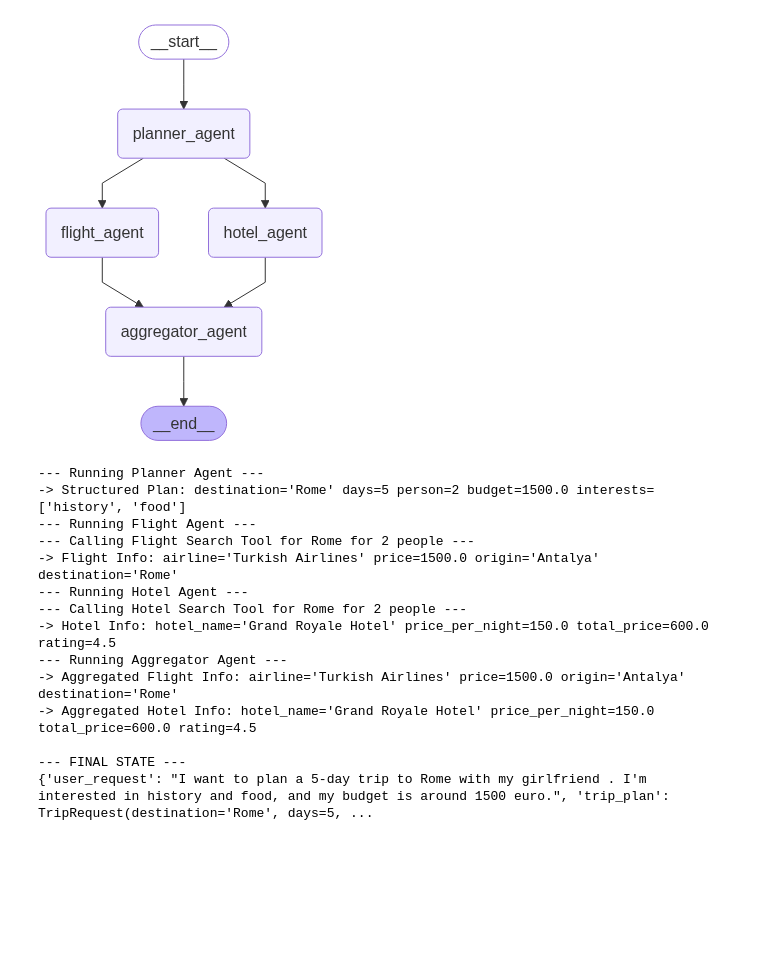
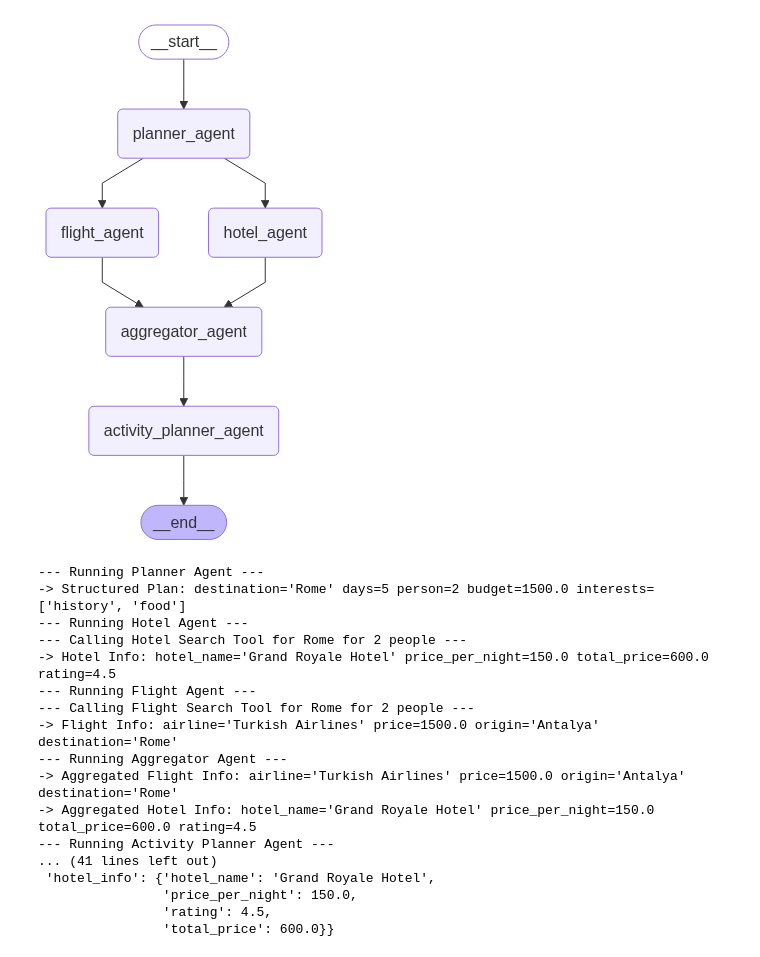
Before and after one commit to berkyalkn/AI-travel-agent, a Jupyter notebook: travel_agent.ipynb, the cells around one changed output. Drawn from its saved outputs; the diff is of its cells as text; code cells hidden in the pictures; blank space fills up the shorter version.

```diff
--- a/travel_agent.ipynb
+++ b/travel_agent.ipynb
@@ -75,6 +118,7 @@ class TripState(TypedDict):
     trip_plan: Optional[TripRequest]
     flight_info: Optional[FlightInfo]
     hotel_info: Optional[HotelInfo]
+    final_itinerary: Optional[Itinerary]
 # %%
 def planner_agent(state: TripState) -> dict:
     """
@@ -139,51 +183,94 @@ def aggregator_agent(state: TripState) -> dict:
     print("-> Aggregated Flight Info:", state.get('flight_info'))
     print("-> Aggregated Hotel Info:", state.get('hotel_info'))
     return {}
+# %%
+def activity_planner_agent(state: TripState) -> dict:
+    """
+    Uses the activity finder tool and then creates a structured daily itinerary.
+    """
+    print("--- Running Activity Planner Agent ---")
+    trip_plan = state['trip_plan']
+    if not trip_plan: return {}
+
+
+    activities = activity_finder_tool.invoke({
+        "destination": trip_plan.destination,
+        "interests": trip_plan.interests
+    })
+
+    planner_llm = llm.with_structured_output(Itinerary)
+    prompt = f"""
+    You are an expert travel planner. Create a detailed, day-by-day itinerary for a trip based on the provided information.
+    Organize the suggested activities into a logical schedule for the given number of days.
+    Group activities that are geographically close to each other on the same day.
+    Ensure the final output is a complete Itinerary object, including the provided flight and hotel information.
+
+    Trip Information:
+    - Destination: {trip_plan.destination}
+    - Duration: {trip_plan.days} days
+    - Flight Info: {state['flight_info'].model_dump()}
+    - Hotel Info: {state['hotel_info'].model_dump()}
+
+    Available Activities (choose and schedule from this list):
+    {activities}
+    """
+
+    final_itinerary = planner_llm.invoke(prompt)
+    print("-> Final Itinerary Created")
+
+    return {"final_itinerary": final_itinerary}
 # %%
 workflow = StateGraph(TripState)
 
 
 workflow.add_node("planner_agent", planner_agent)
 workflow.add_node("flight_agent", flight_agent)
 workflow.add_node("hotel_agent", hotel_agent)
 workflow.add_node("aggregator_agent", aggregator_agent)
+workflow.add_node("activity_planner_agent", activity_planner_agent)
 
 
 workflow.add_edge(START, "planner_agent")
 
 workflow.add_edge("planner_agent", "flight_agent")
 workflow.add_edge("planner_agent", "hotel_agent")
 
 workflow.add_edge(["flight_agent", "hotel_agent"], "aggregator_agent")
 
-workflow.add_edge("aggregator_agent", END)
+workflow.add_edge("aggregator_agent", "activity_planner_agent")
+workflow.add_edge("activity_planner_agent", END)
 
 
 app = workflow.compile()
 
 display(Image(app.get_graph().draw_mermaid_png()))
 # %% [output]
-[figure, old version]
+[figure, new version]
 # %%
-user_query = "I want to plan a 5-day trip to Rome with my girlfriend . I'm interested in history and food, and my budget is around 1500 euro."
+user_query = "I want to plan a 5-day trip to Rome for me and my girlfriend. We are interested in history and food, and my budget is around 1500 euros."
 initial_state = {"user_request": user_query}
-
 final_state = app.invoke(initial_state)
 
-print("\n--- FINAL STATE ---")
-print(final_state)
+print("\n--- FINAL ITINERARY ---")
+from pprint import pprint
+
+if final_state.get("final_itinerary"):
+    pprint(final_state["final_itinerary"].model_dump())
 # %% [output]
 --- Running Planner Agent ---
 -> Structured Plan: destination='Rome' days=5 person=2 budget=1500.0 interests=['history', 'food']
+--- Running Hotel Agent ---
+--- Calling Hotel Search Tool for Rome for 2 people ---
+-> Hotel Info: hotel_name='Grand Royale Hotel' price_per_night=150.0 total_price=600.0 rating=4.5
 --- Running Flight Agent ---
 --- Calling Flight Search Tool for Rome for 2 people ---
 -> Flight Info: airline='Turkish Airlines' price=1500.0 origin='Antalya' destination='Rome'
---- Running Hotel Agent ---
---- Calling Hotel Search Tool for Rome for 2 people ---
--> Hotel Info: hotel_name='Grand Royale Hotel' price_per_night=150.0 total_price=600.0 rating=4.5
 --- Running Aggregator Agent ---
 -> Aggregated Flight Info: airline='Turkish Airlines' price=1500.0 origin='Antalya' destination='Rome'
 -> Aggregated Hotel Info: hotel_name='Grand Royale Hotel' price_per_night=150.0 total_price=600.0 rating=4.5
-
---- FINAL STATE ---
-{'user_request': "I want to plan a 5-day trip to Rome with my girlfriend . I'm interested in history and food, and my budget is around 1500 euro.", 'trip_plan': TripRequest(destination='Rome', days=5, ...
+--- Running Activity Planner Agent ---
+... (41 lines left out)
+ 'hotel_info': {'hotel_name': 'Grand Royale Hotel',
+                'price_per_night': 150.0,
+                'rating': 4.5,
+                'total_price': 600.0}}
```
Also changed, not shown: parts of 3 cells of this notebook.
